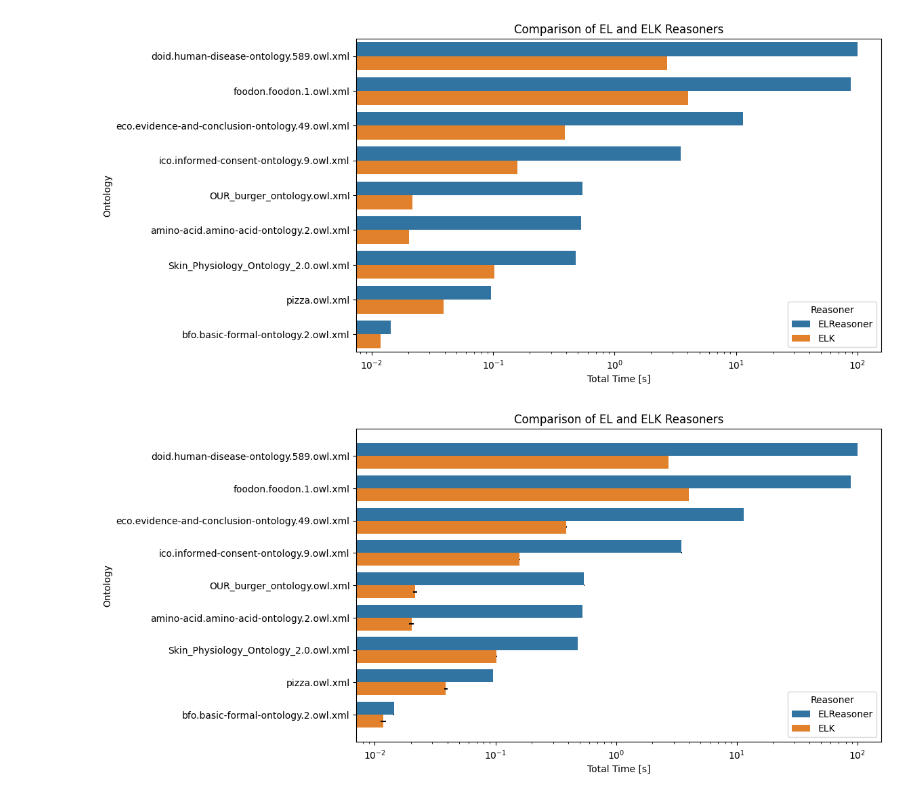
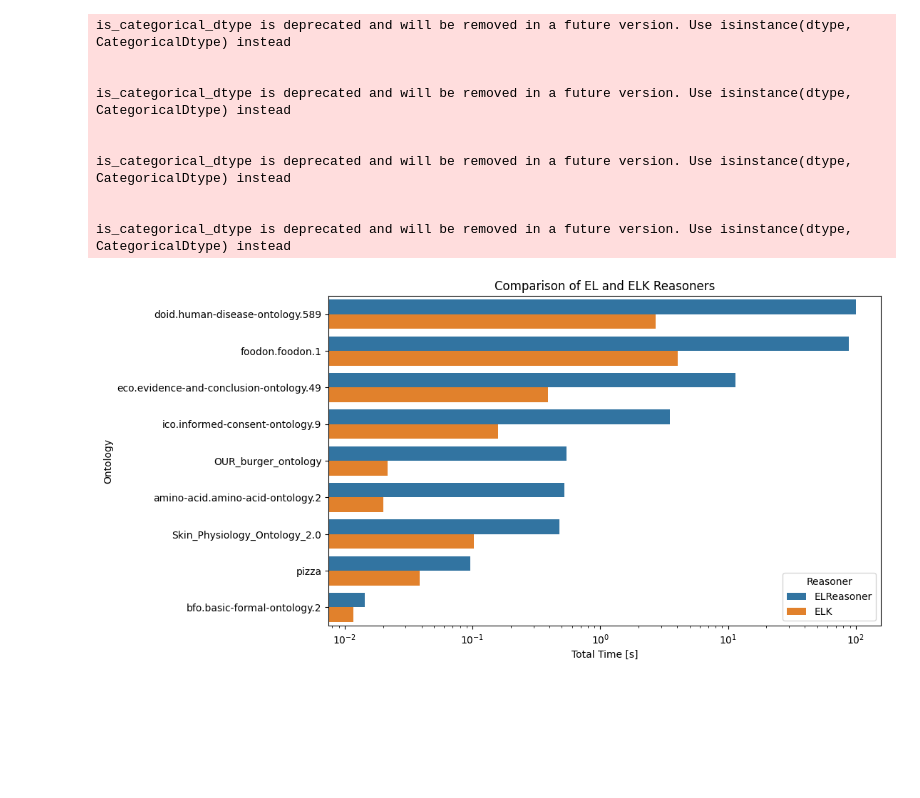
Before and after one commit to matercomus/KR_2023_G8, a Jupyter notebook: reasoner/Results_analysis.ipynb, the cells around one changed output. Saved outputs shown, nothing was run; the diff lists cells and outputs as text; code cells hidden in the pictures; blank space fills up the shorter version.

Commit message:
removed .owl.xml from onto names and using df cols instead of lists

```diff
--- a/reasoner/Results_analysis.ipynb
+++ b/reasoner/Results_analysis.ipynb
@@ -11,70 +11,45 @@ with open('./results/aggregate_results.json', 'r') as f:
     data = json.load(f)
 
 # Prepare the data for visualization
-ontologies = []
-reasoners = []
-times = []
-std_devs = []
-
-for ontology, results in data.items():
-    for reasoner, metrics in results.items():
-        ontologies.append(ontology)
-        reasoners.append(reasoner)
-        times.append(metrics['total_time'])
-        std_devs.append(metrics['std_dev'])
-
 df = pd.DataFrame({
-    'ontology': ontologies,
-    'Reasoner': reasoners,
-    'Total Time': times,
-    'std_dev': std_devs
+    'ontology': [ontology for ontology in data.keys() for _ in data[ontology]],
+    'Reasoner': [reasoner for results in data.values() for reasoner in results.keys()],
+    'Total Time': [metrics['total_time'] for results in data.values() for metrics in results.values()],
+    'std_dev': [metrics['std_dev'] for results in data.values() for metrics in results.values()]
 })
 
+# Remove .owl.xml from ontology names
+df['ontology'] = df['ontology'].str.replace('.owl.xml', '')
 
 # Order the data by total time
 df = df.sort_values('Total Time', ascending=False)
 # %%
 
 
 # Create the bar chart
 plt.figure(figsize=(10, 6))
-sns.barplot(x='Total Time', y='ontology', hue='Reasoner', data=df)
+sns.barplot(x='Total Time', y=df.ontology, hue=df.Reasoner, data=df)
 
 # Set the x-axis to logarithmic scale
 plt.xscale('log')
 
 plt.title('Comparison of EL and ELK Reasoners')
 plt.xlabel('Total Time [s]')
 plt.ylabel('Ontology')
 plt.savefig('all_ontologies_log_time.png')
 plt.show()
 # %% [output]
+is_categorical_dtype is deprecated and will be removed in a future version. Use isinstance(dtype, CategoricalDtype) instead
+
+
+is_categorical_dtype is deprecated and will be removed in a future version. Use isinstance(dtype, CategoricalDtype) instead
+
+
+is_categorical_dtype is deprecated and will be removed in a future version. Use isinstance(dtype, CategoricalDtype) instead
+
+
+is_categorical_dtype is deprecated and will be removed in a future version. Use isinstance(dtype, CategoricalDtype) instead
-[figure, old version]
+[figure, new version]
-# %%
-# Create the bar chart
-plt.figure(figsize=(10, 6))
-barplot = sns.barplot(x='Total Time', y='ontology', hue='Reasoner', data=df)
-
-# Add error bars
-for i, ontology in enumerate(df['ontology'].unique()):
-    ontology_data = df[df['ontology'] == ontology]
-    for j, reasoner in enumerate(df['Reasoner'].unique()):
-        reasoner_data = ontology_data[ontology_data['Reasoner'] == reasoner]
-        if not reasoner_data.empty:
-            mean = reasoner_data['Total Time'].values[0]
-            std_dev = reasoner_data['std_dev'].values[0]  # assuming you have added std_dev to your DataFrame
-            plt.errorbar(mean, i+j*0.2, xerr=std_dev, color='black', fmt='none')
-
-# Set the x-axis to logarithmic scale
-plt.xscale('log')
-
-plt.title('Comparison of EL and ELK Reasoners')
-plt.xlabel('Total Time [s]')
-plt.ylabel('Ontology')
-plt.savefig('all_ontologies_log_time.png')
-plt.show()
-# %% [output]
-[figure, removed]
 # %%
 import plotly.graph_objects as go
 import plotly.io as py
```
Also changed, not shown: parts of 1 cell of this notebook.
